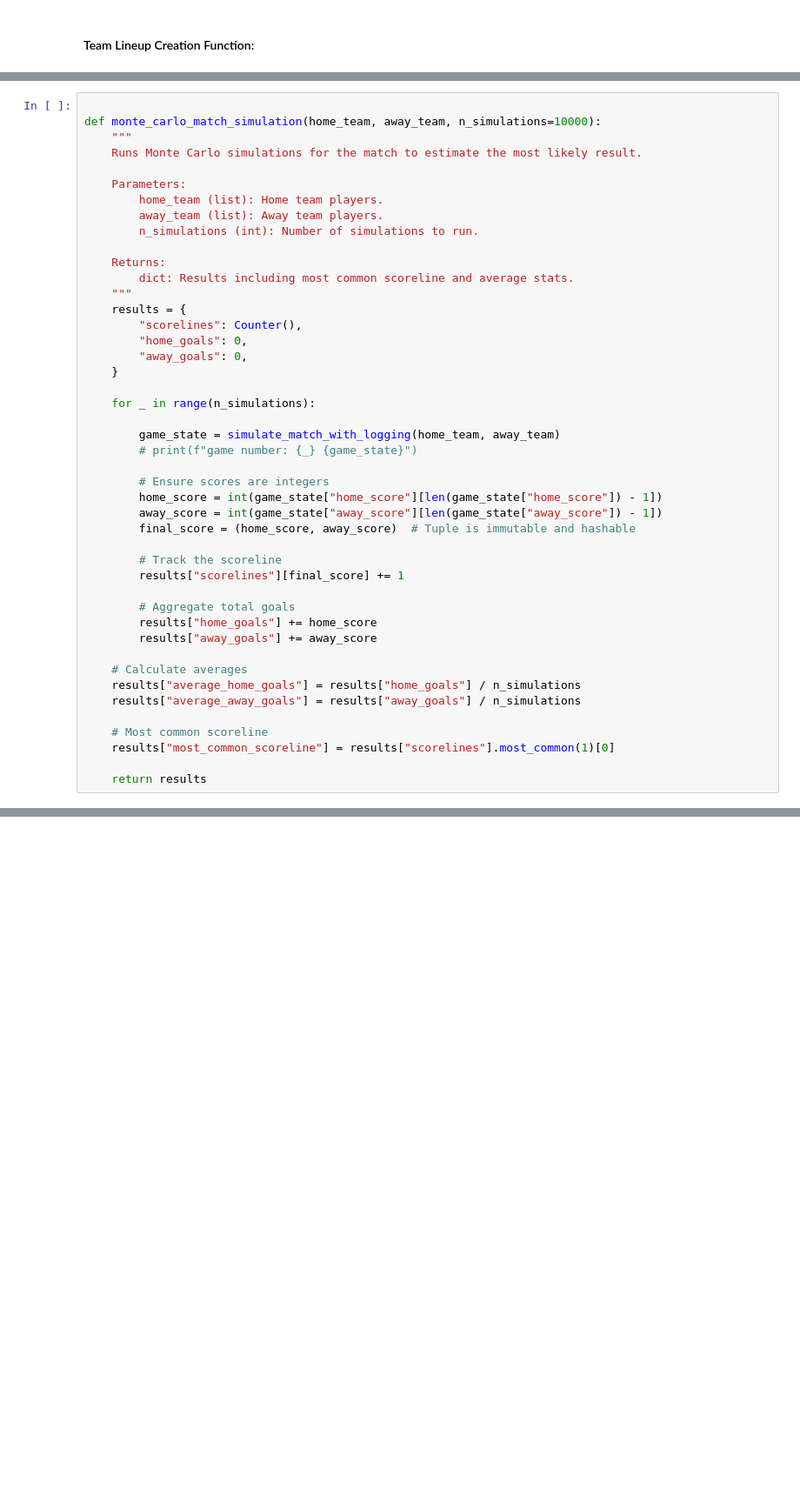
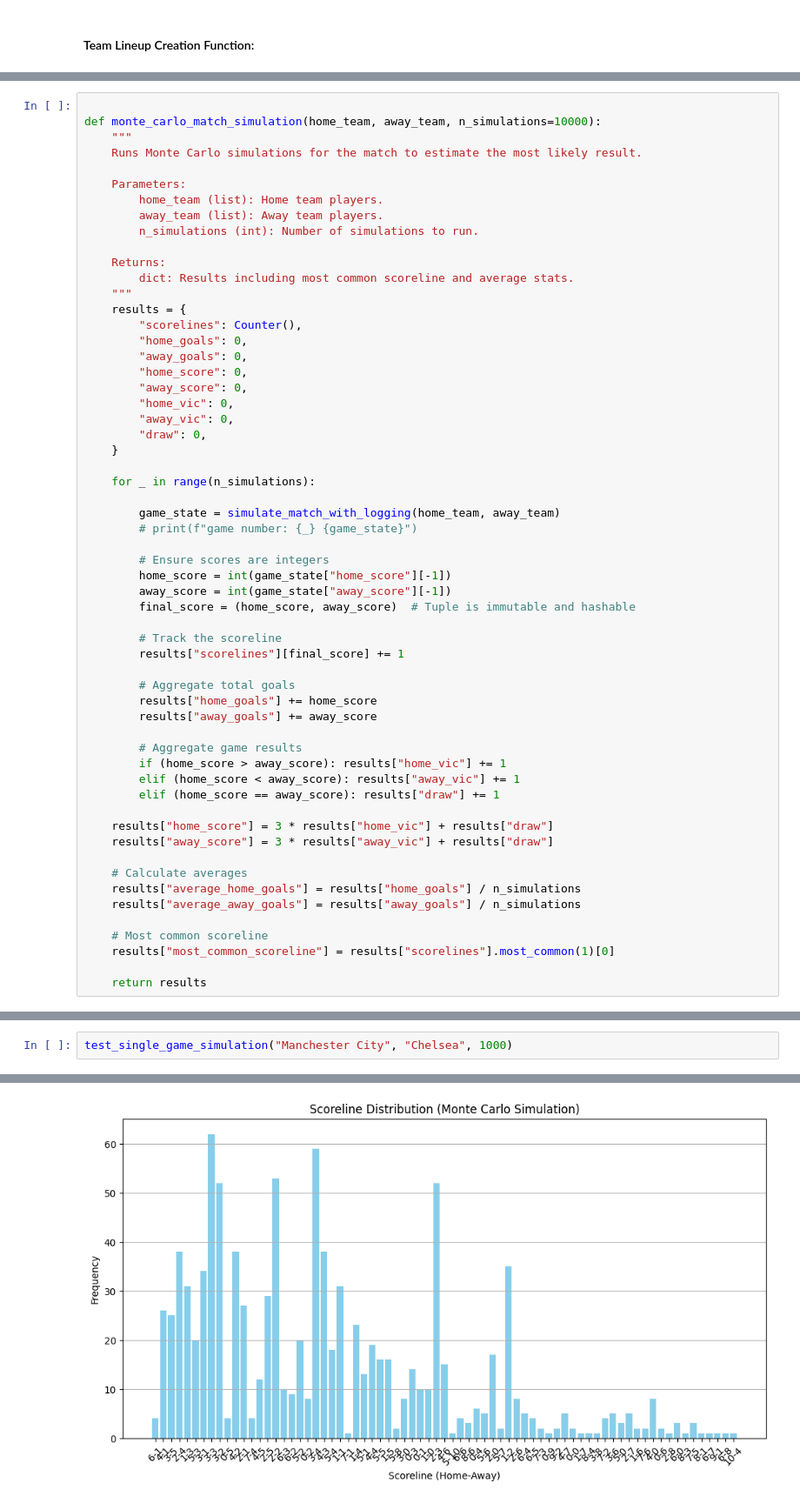
Before and after one commit to ZichengLiang/JLLA_Probablity, a Jupyter notebook: JLLA.ipynb, the cells around one changed output, grey strips where cells are left out. Shown at 87% size. Saved outputs shown, nothing was run; the diff lists cells and outputs as text; blank space fills up the shorter version.

```diff
--- a/JLLA.ipynb
+++ b/JLLA.ipynb
@@ -515,6 +498,11 @@ def monte_carlo_match_simulation(home_team, away_team, n_simulations=10000):
         "scorelines": Counter(),
         "home_goals": 0,
         "away_goals": 0,
+        "home_score": 0,
+        "away_score": 0,
+        "home_vic": 0,
+        "away_vic": 0,
+        "draw": 0,
     }
 
     for _ in range(n_simulations):
@@ -523,8 +511,8 @@ def monte_carlo_match_simulation(home_team, away_team, n_simulations=10000):
         # print(f"game number: {_} {game_state}")
 
         # Ensure scores are integers
-        home_score = int(game_state["home_score"][len(game_state["home_score"]) - 1])
-        away_score = int(game_state["away_score"][len(game_state["away_score"]) - 1])
+        home_score = int(game_state["home_score"][-1])
+        away_score = int(game_state["away_score"][-1])
         final_score = (home_score, away_score)  # Tuple is immutable and hashable
 
         # Track the scoreline
@@ -534,6 +522,14 @@ def monte_carlo_match_simulation(home_team, away_team, n_simulations=10000):
         results["home_goals"] += home_score
         results["away_goals"] += away_score
 
+        # Aggregate game results
+        if (home_score > away_score): results["home_vic"] += 1
+        elif (home_score < away_score): results["away_vic"] += 1
+        elif (home_score == away_score): results["draw"] += 1
+
+    results["home_score"] = 3 * results["home_vic"] + results["draw"]
+    results["away_score"] = 3 * results["away_vic"] + results["draw"]
+
     # Calculate averages
     results["average_home_goals"] = results["home_goals"] / n_simulations
     results["average_away_goals"] = results["away_goals"] / n_simulations
@@ -563,0 +588,3 @@ def plot_scoreline_distribution(scorelines):
+# %%
+test_single_game_simulation("Manchester City", "Chelsea", 1000)
+# %% [output]
@@ -563,0 +596 @@ def plot_scoreline_distribution(scorelines):
+[figure, added]
```
Also changed, not shown: parts of 16 cells of this notebook.
